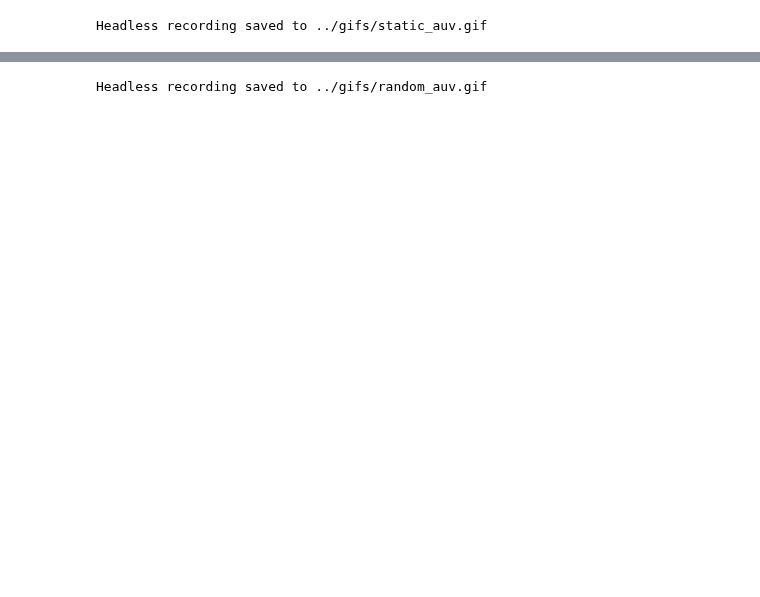
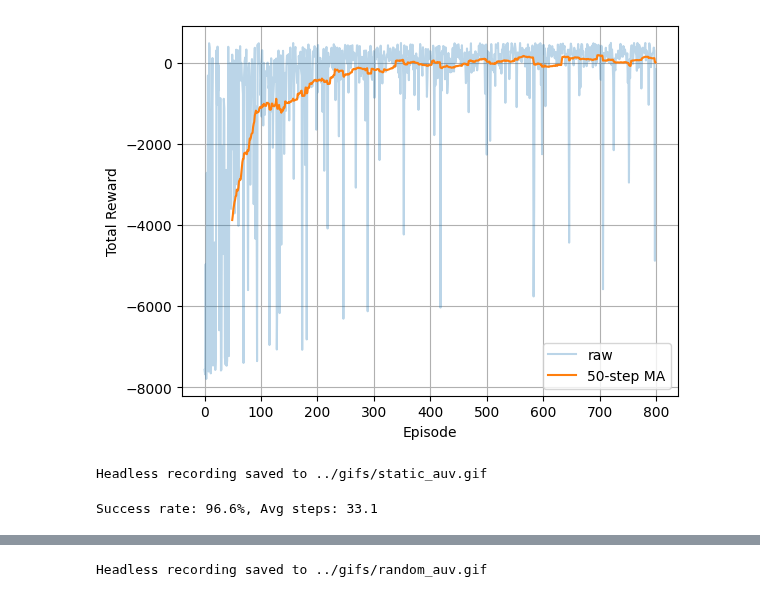
Before and after one commit to eirivarn/auv-rl-project, a Jupyter notebook: notebooks/static_auv_notebook.ipynb, the cells around one changed output, grey strips where cells are left out. Saved outputs shown, nothing was run; the diff lists cells and outputs as text; code cells hidden in the pictures; blank space fills up the shorter version.

```diff
--- a/notebooks/static_auv_notebook.ipynb
+++ b/notebooks/static_auv_notebook.ipynb
@@ -28,20 +28,22 @@ static_env = AUVEnv(static_cfg)
 
 static_agent = AuvDQNAgent(
     static_env,
-    hidden_dims=[64,64],
+    hidden_dims=[128,128, 64],
     lr=1e-3,
     gamma=0.95,
     epsilon_start=1.0,
     epsilon_min=0.01,
     epsilon_decay=0.995,
     batch_size=64,
-    buffer_size=5000,
+    buffer_size=20000,
     target_update=20,
 )
 # %%
-rewards = train_dqn(static_env, static_agent, episodes=1000, max_steps= 500)
+rewards = train_dqn(static_env, static_agent, episodes=800, max_steps= 500)
 plot_rewards(rewards, window=50)
 static_agent.save("../models/static_auv_dqn.pth")
+# %% [output]
+[figure, added]
 # %%
 static_agent.load("../models/static_auv_dqn.pth")
 # %%
@@ -51,3 +53,5 @@ Headless recording saved to ../gifs/static_auv.gif
 # %%
 sr, avg_steps = evaluate_agent(static_env, static_agent, episodes = 500, max_steps=500)
 print(f"Success rate: {sr*100:.1f}%, Avg steps: {avg_steps:.1f}")
+# %% [output]
+Success rate: 96.6%, Avg steps: 33.1
```
Also changed, not shown: parts of 10 cells of this notebook, 10 other files.
